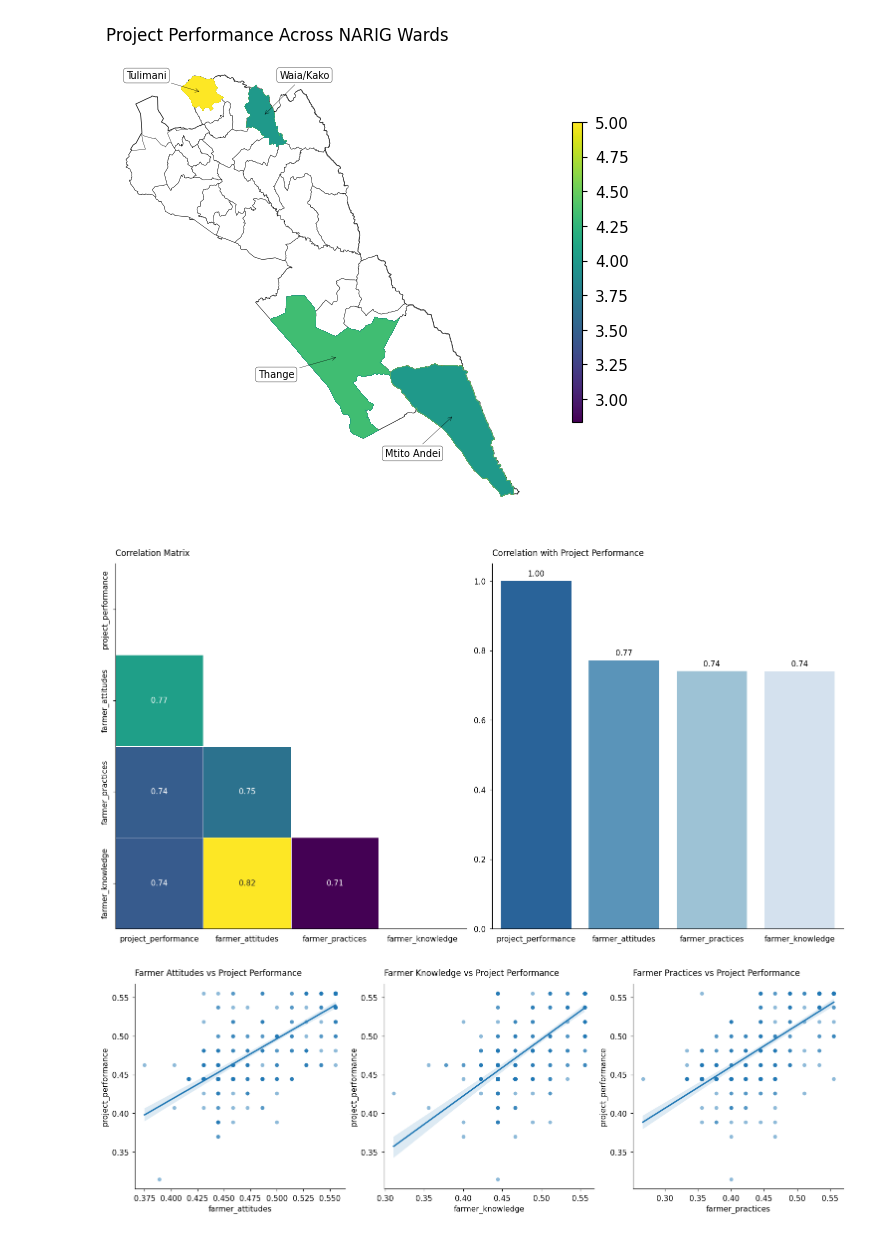
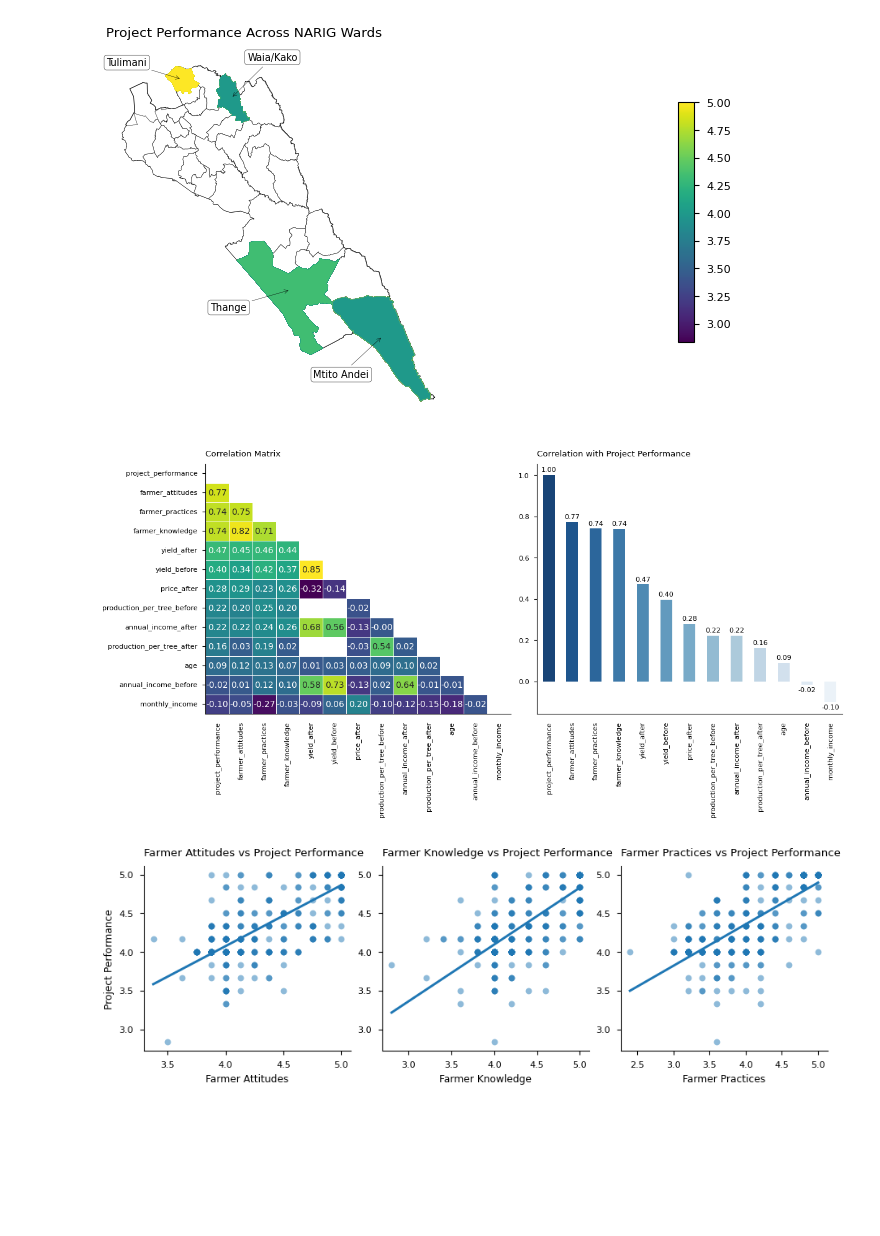
Before and after one commit to StephKisee/narigp-farmer-impact-study, a Jupyter notebook: notebooks/notebook.ipynb, the cells around one changed output. Cells and saved outputs as stored; diff of their text form; code cells hidden in the pictures; blank space fills up the shorter version.

Commit message:
Refactor code to improve performance and readability

```diff
--- a/notebooks/notebook.ipynb
+++ b/notebooks/notebook.ipynb
@@ -20,13 +20,13 @@ plot_style = 'seaborn-v0_8-paper'
 plt.style.use(plot_style)
 plt.rcParams['grid.alpha'] = 0.25
 # plt.rcParams['font.family'] = font_family
-plt.rcParams['font.size'] = font_size
-plt.rcParams['axes.labelsize'] = font_size
-plt.rcParams['xtick.labelsize'] = font_size
-plt.rcParams['ytick.labelsize'] = font_size
-plt.rcParams['legend.fontsize'] = font_size
-plt.rcParams['figure.titlesize'] = font_size
-plt.rcParams['axes.titlesize'] = font_size + 1
+# plt.rcParams['font.size'] = font_size
+# plt.rcParams['axes.labelsize'] = font_size
+# plt.rcParams['xtick.labelsize'] = font_size
+# plt.rcParams['ytick.labelsize'] = font_size
+# plt.rcParams['legend.fontsize'] = font_size
+# plt.rcParams['figure.titlesize'] = font_size
+# plt.rcParams['axes.titlesize'] = font_size + 1
 # plt.rcParams['axes.spines.top'] = True
 # plt.rcParams['axes.spines.right'] = True
 plt.rcParams['figure.constrained_layout.use'] = True
@@ -341,7 +347,7 @@ df_outliers.describe().round(2).T.map(lambda x: int(x) if x.is_integer() else x)
 62 rows × 8 columns
 # %%
 # Plot project_performance on the map
-fig, ax = plt.subplots(figsize=(5, 5))
+fig, ax = plt.subplots(figsize=(8, 4))
 
 makueni_county.plot(ax=ax, color='white', edgecolor='black', linewidth=0.5)
 makueni_wards.plot(ax=ax, color='white', edgecolor='black', linewidth=0.25)
@@ -388,54 +394,63 @@ ax.set_axis_off()
 
 plt.show()
 # %% [output]
-[figure, old version]
+[figure, new version]
 # %%
 # # Cuberoot
 # for col in df_outliers.select_dtypes('number').columns:
 #     df_outliers[col] = df_outliers[col] ** 1/3
 # %%
-corr = df_outliers[['farmer_attitudes', 'farmer_knowledge', 'farmer_practices', 'project_performance']].corr()
+corr = df_outliers[numeric_cols + ['farmer_attitudes', 'farmer_knowledge', 'farmer_practices', 'project_performance']].corr()
 mask = np.triu(np.ones_like(corr, dtype=bool))
 
-fig, ax = plt.subplots(1, 2, figsize=(15, 8))
+fig, ax = plt.subplots(1, 2, figsize=(12, 6))
 
 # Sort the correlation matrix by project_performance (both axes)
 corr = corr.sort_values(by='project_performance', ascending=False); corr = corr[corr.index]
 
 sns.heatmap(corr, mask=mask, cmap='viridis', linewidths=0.5, cbar_kws={"shrink": 0.5}, annot=True, fmt='.2f', cbar=False, ax=ax[0])
 ax[0].set_title('Correlation Matrix', y=1.01, loc='left')
-sns.barplot(y=corr['project_performance'].sort_values(ascending=False).values, x=corr['project_performance'].sort_values(ascending=False).index, hue=corr['project_performance'], orient='v', palette=sns.color_palette('Blues', len(corr.columns)), legend=False, ax=ax[1])
+sns.barplot(y=corr['project_performance'].sort_values(ascending=False).values, x=corr['project_performance'].sort_values(ascending=False).index, hue=corr['project_performance'], orient='v', palette=sns.color_palette('Blues', len(corr.columns)), width = 0.5, legend=False, ax=ax[1])
 for i, v in enumerate(corr['project_performance'].sort_values(ascending=False).values):
     if v > 0:
-        ax[1].text(i, v + 0.01, f"{v:.2f}", ha='center', va='bottom', fontsize=font_size)
+        ax[1].text(i, v + 0.01, f"{v:.2f}", ha='center', va='bottom', fontsize=8)
     else:
-        ax[1].text(i, v - 0.01, f"{v:.2f}", ha='center', va='top', fontsize=font_size)
+        ax[1].text(i, v - 0.01, f"{v:.2f}", ha='center', va='top', fontsize=8)
 
 ax[1].set_xlabel('')
 ax[1].set_title('Correlation with Project Performance', y=1.01, loc='left')
-# ax[1].xaxis.set_tick_params(rotation=90)
+ax[1].xaxis.set_tick_params(rotation=90)
 
 ax[0].tick_params(axis='x', which='both', bottom=False)
 ax[1].tick_params(axis='x', which='both', bottom=False)
 
 sns.despine()
 
 plt.show()
 # %% [output]
-[figure, old version]
+[figure, new version]
 # %%
-fig, ax = plt.subplots(1,3, figsize=(15, 5))
+fig, ax = plt.subplots(1,3, figsize=(9, 3))
 
-sns.regplot(data=df_outliers, x='farmer_attitudes', y='project_performance', ax=ax[0], scatter_kws={'alpha': 0.5})
-sns.regplot(data=df_outliers, x='farmer_knowledge', y='project_performance', ax=ax[1], scatter_kws={'alpha': 0.5})
-sns.regplot(data=df_outliers, x='farmer_practices', y='project_performance', ax=ax[2], scatter_kws={'alpha': 0.5})
+sns.regplot(data=df_outliers, x='farmer_attitudes', y='project_performance', ax=ax[0], scatter_kws={'alpha': 0.5}, logx=False, ci=None)
+sns.regplot(data=df_outliers, x='farmer_knowledge', y='project_performance', ax=ax[1], scatter_kws={'alpha': 0.5}, logx=False, ci=None)
+sns.regplot(data=df_outliers, x='farmer_practices', y='project_performance', ax=ax[2], scatter_kws={'alpha': 0.5}, logx=False, ci=None)
+
 
 ax[0].set_title('Farmer Attitudes vs Project Performance', y=1.02, loc='left')
 ax[1].set_title('Farmer Knowledge vs Project Performance', y=1.02, loc='left')
 ax[2].set_title('Farmer Practices vs Project Performance', y=1.02, loc='left')
 
+ax[0].set_xlabel('Farmer Attitudes')
+ax[1].set_xlabel('Farmer Knowledge')
+ax[2].set_xlabel('Farmer Practices')
 
+ax[0].set_ylabel('Project Performance')
+ax[1].set_ylabel('')
+ax[2].set_ylabel('')
 
 sns.despine()
+
+plt.show()
 # %% [output]
-[figure, old version]
+[figure, new version]
```
Also changed, not shown: parts of 7 cells of this notebook.
